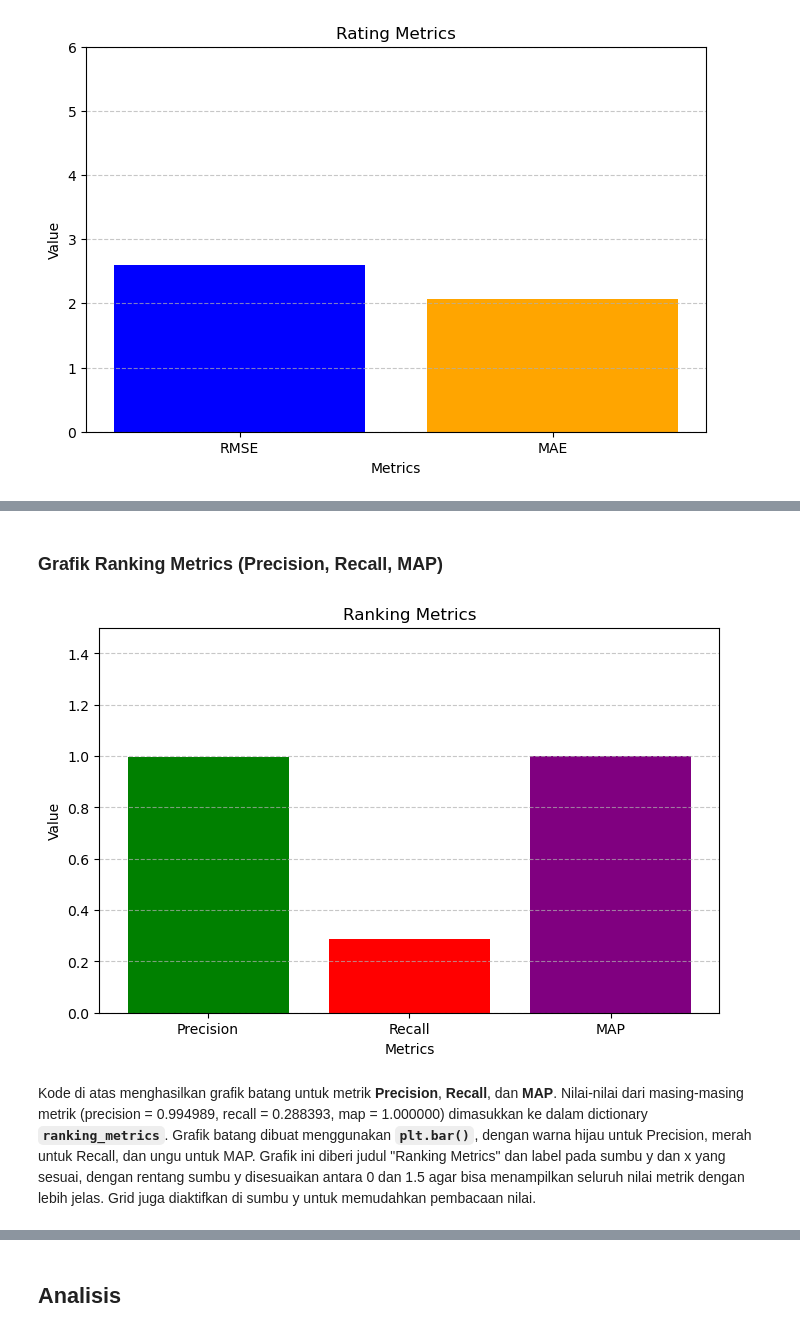
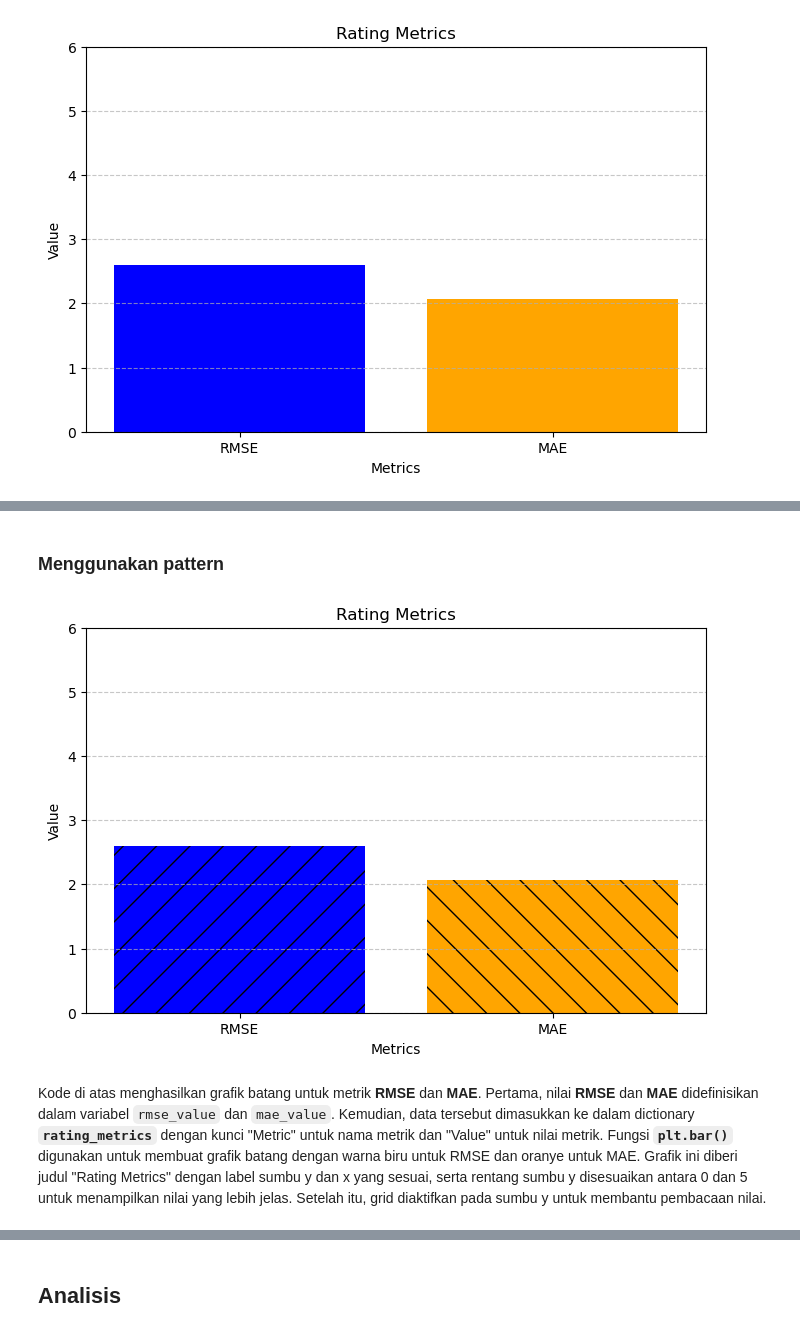
Before and after one commit to aldijeremysimamora/projecttobatourism-sisrek08, a Jupyter notebook: NMF/NMF - Group 8 .ipynb, the cells around one changed output, grey strips where cells are left out. Cells and saved outputs as stored; diff of their text form; code cells hidden in the pictures.

```diff
--- a/NMF/Final NMF- Group 8 .ipynb
+++ b/NMF/NMF - Group 8 .ipynb
@@ -415,28 +413,30 @@ Kode di atas menghasilkan grafik batang untuk metrik **RMSE** dan **MAE**. Perta
-# %% [markdown]
-### Grafik Ranking Metrics (Precision, Recall, MAP)
-# %%
-import matplotlib.pyplot as plt
-
-# nilai Precision, Recall, dan MAP
-precision_value = 0.994989
-recall_value = 0.288393
-map_value = 1.000000
-
-# Ranking Metrics
-ranking_metrics = {
-    "Metric": ["Precision", "Recall", "MAP"],
-    "Value": [precision_value, recall_value, map_value]
-}
-
-plt.figure(figsize=(8, 5))
-plt.bar(ranking_metrics["Metric"], ranking_metrics["Value"], color=['green', 'red', 'purple'])
-plt.title("Ranking Metrics")
-plt.ylabel("Value")
-plt.xlabel("Metrics")
-plt.ylim(0, 1.5)
-plt.grid(axis='y', linestyle='--', alpha=0.7)
-plt.show()
-# %% [output]
-[figure, removed]
-# %% [markdown]
-Kode di atas menghasilkan grafik batang untuk metrik **Precision**, **Recall**, dan **MAP**. Nilai-nilai dari masing-masing metrik (precision = 0.994989, recall = 0.288393, map = 1.000000) dimasukkan ke dalam dictionary **`ranking_metrics`**. Grafik batang dibuat menggunakan **`plt.bar()`**, dengan warna hijau untuk Precision, merah untuk Recall, dan ungu untuk MAP. Grafik ini diberi judul "Ranking Metrics" dan label pada sumbu y dan x yang sesuai, dengan rentang sumbu y disesuaikan antara 0 dan 1.5 agar bisa menampilkan seluruh nilai metrik dengan lebih jelas. Grid juga diaktifkan di sumbu y untuk memudahkan pembacaan nilai.
+# %% [markdown]
+### Menggunakan pattern
+# %%
+import matplotlib.pyplot as plt
+
+# nilai RMSE dan MAE
+rmse_value = 2.600590
+mae_value = 2.069939
+
+# Rating Metrics
+rating_metrics = {
+    "Metric": ["RMSE", "MAE"],
+    "Value": [rmse_value, mae_value]
+}
+
+plt.figure(figsize=(8, 5))
+
+# Adding hatch patterns to the bars
+plt.bar(rating_metrics["Metric"], rating_metrics["Value"], color=['blue', 'orange'], hatch=['/', '\\'])
+
+plt.title("Rating Metrics")
+plt.ylabel("Value")
+plt.xlabel("Metrics")
+plt.ylim(0, 6)  # Sesuaikan dengan rentang nilai RMSE dan MAE
+plt.grid(axis='y', linestyle='--', alpha=0.7)
+plt.show()
+# %% [output]
+[figure, added]
+# %% [markdown]
+Kode di atas menghasilkan grafik batang untuk metrik **RMSE** dan **MAE**. Pertama, nilai **RMSE** dan **MAE** didefinisikan dalam variabel `rmse_value` dan `mae_value`. Kemudian, data tersebut dimasukkan ke dalam dictionary **`rating_metrics`** dengan kunci "Metric" untuk nama metrik dan "Value" untuk nilai metrik. Fungsi **`plt.bar()`** digunakan untuk membuat grafik batang dengan warna biru untuk RMSE dan oranye untuk MAE. Grafik ini diberi judul "Rating Metrics" dengan label sumbu y dan x yang sesuai, serta rentang sumbu y disesuaikan antara 0 dan 5 untuk menampilkan nilai yang lebih jelas. Setelah itu, grid diaktifkan pada sumbu y untuk membantu pembacaan nilai.
```
Also changed, not shown: parts of 16 cells of this notebook.
